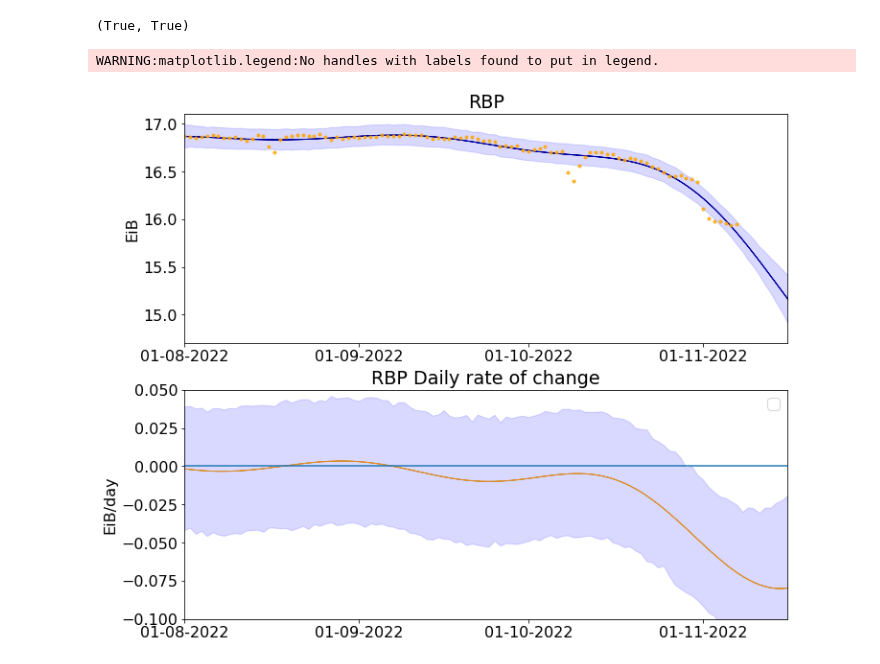
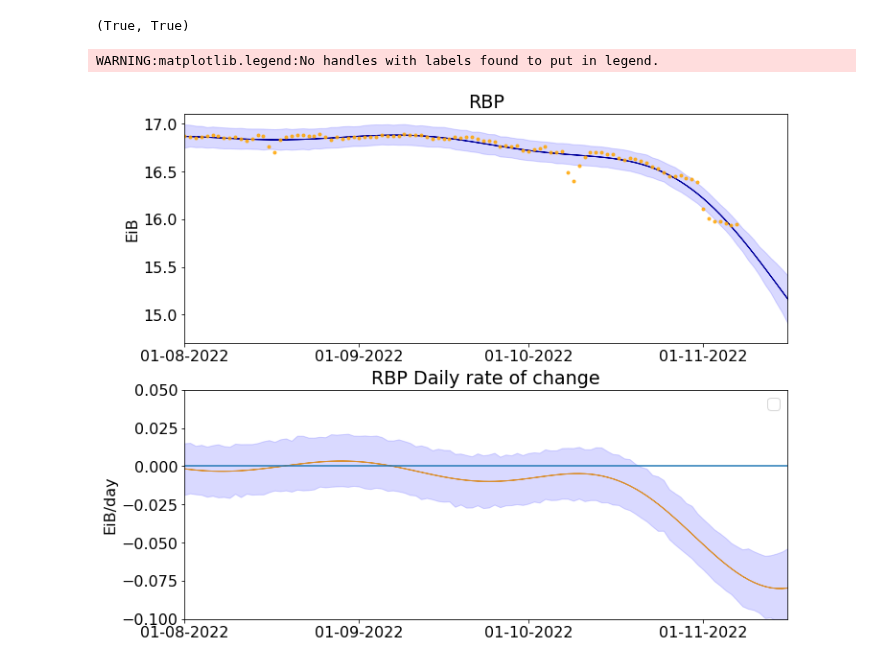
Before and after one commit to protocol/CryptoEconLab, a Jupyter notebook: notebooks/baseline_crossing/RBP_trends.ipynb, the cells around one changed output. Cells and saved outputs as stored; diff of their text form; code cells hidden in the pictures.

Commit message:
RBP grad uncertainty

```diff
--- a/notebooks/baseline_crossing/RBP_trends.ipynb
+++ b/notebooks/baseline_crossing/RBP_trends.ipynb
@@ -293,32 +293,32 @@ mean_grad_prediction_ = np.mean(mean_grads_, axis=0)
 pred_grads50_ = np.percentile(pred_grads_, [25.0, 75.0], axis=0)
 pred_grads75_ = np.percentile(pred_grads_, [12.5, 87.5], axis=0)
 pred_grads90_ = np.percentile(pred_grads_, [5.0, 95.0], axis=0)
 
 
 plt.rcParams['figure.figsize'] = [10, 8]
 fig, (ax1, ax2, ) = plt.subplots(2,1, constrained_layout=True)
 
 ax1.plot(X_t, Y, ".", color='orange', alpha = 0.8, label="fitting data")
 ax1.set_title("RBP")
 ax1.fill_between(X_test_t_, mean_prediction, mean_prediction, label = "GP w/ 90 BCI", color="darkblue")
 ax1.fill_between(X_test_t_, percentiles90[0, :], percentiles90[1, :], color="blue", alpha = 0.15)
 ax1.set_xlim(X_test_t_[0],X_test_t_[-2])
 ax1.xaxis.set_major_locator(mdates.MonthLocator(interval=1))
 ax1.xaxis.set_major_formatter(mdates.DateFormatter('%d-%m-%Y'))
 ax1.set_ylabel("EiB")
 
 ax2.fill_between(X_test_t_, mean_grad_prediction, mean_grad_prediction, color="orange", alpha = 0.95)
-ax2.fill_between(X_test_t_, pred_grads90[0, :], pred_grads90[1, :], color="blue", alpha = 0.15)
+ax2.fill_between(X_test_t_, pred_grads50[0, :], pred_grads50[1, :], color="blue", alpha = 0.15)
 ax2.hlines(0,X_test_t_[0],X_test_t_[-1])
 ax2.set_xlim(X_test_t_[0],X_test_t_[-2])
 ax2.set_ylim(-0.1,0.05)
 ax2.set_ylabel("EiB/day")
 ax2.legend()
 ax2.xaxis.set_major_locator(mdates.MonthLocator(interval=1))
 ax2.xaxis.set_major_formatter(mdates.DateFormatter('%d-%m-%Y'))
 ax2.set_title("RBP Daily rate of change")
 
 plt.show()
 # %% [output]
 WARNING:matplotlib.legend:No handles with labels found to put in legend.
-[figure, old version]
+[figure, new version]
```
